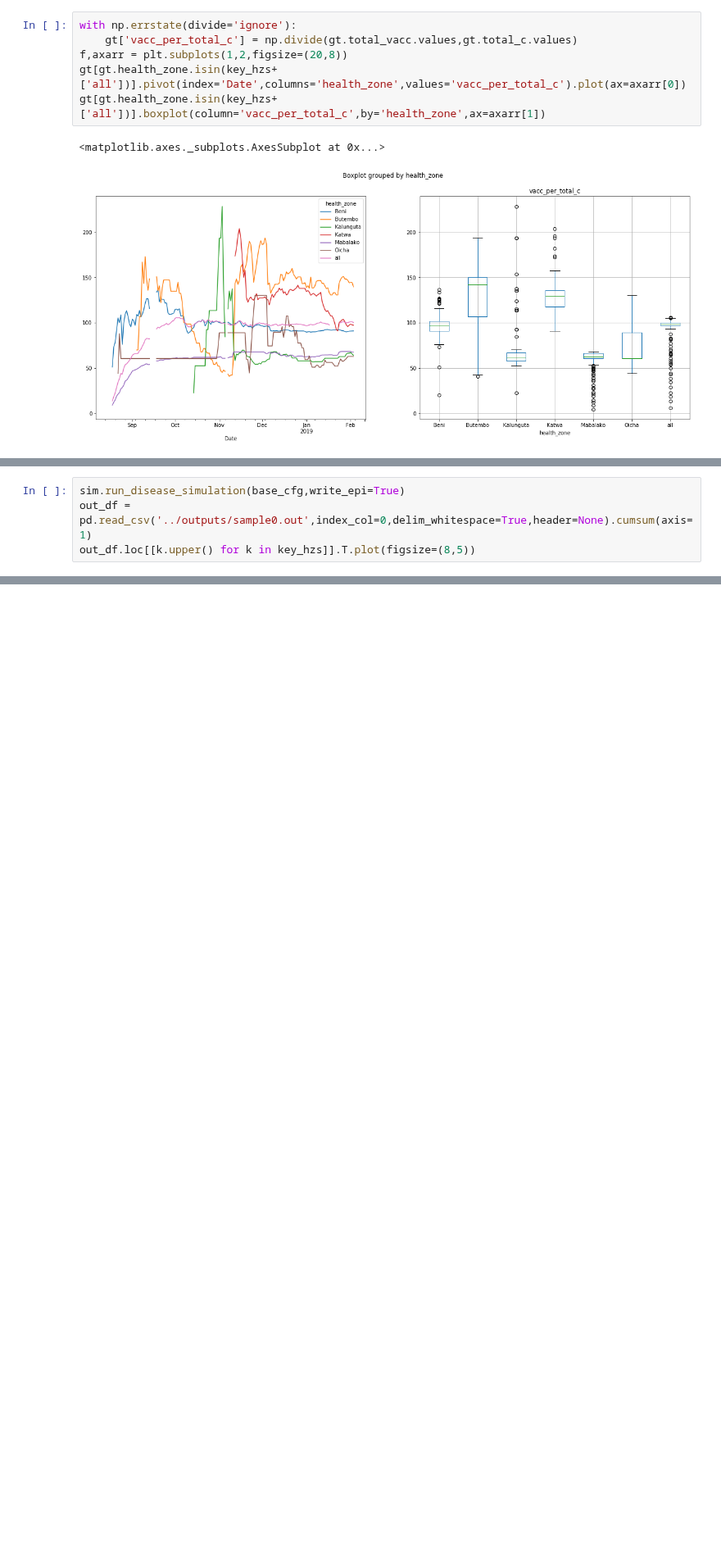
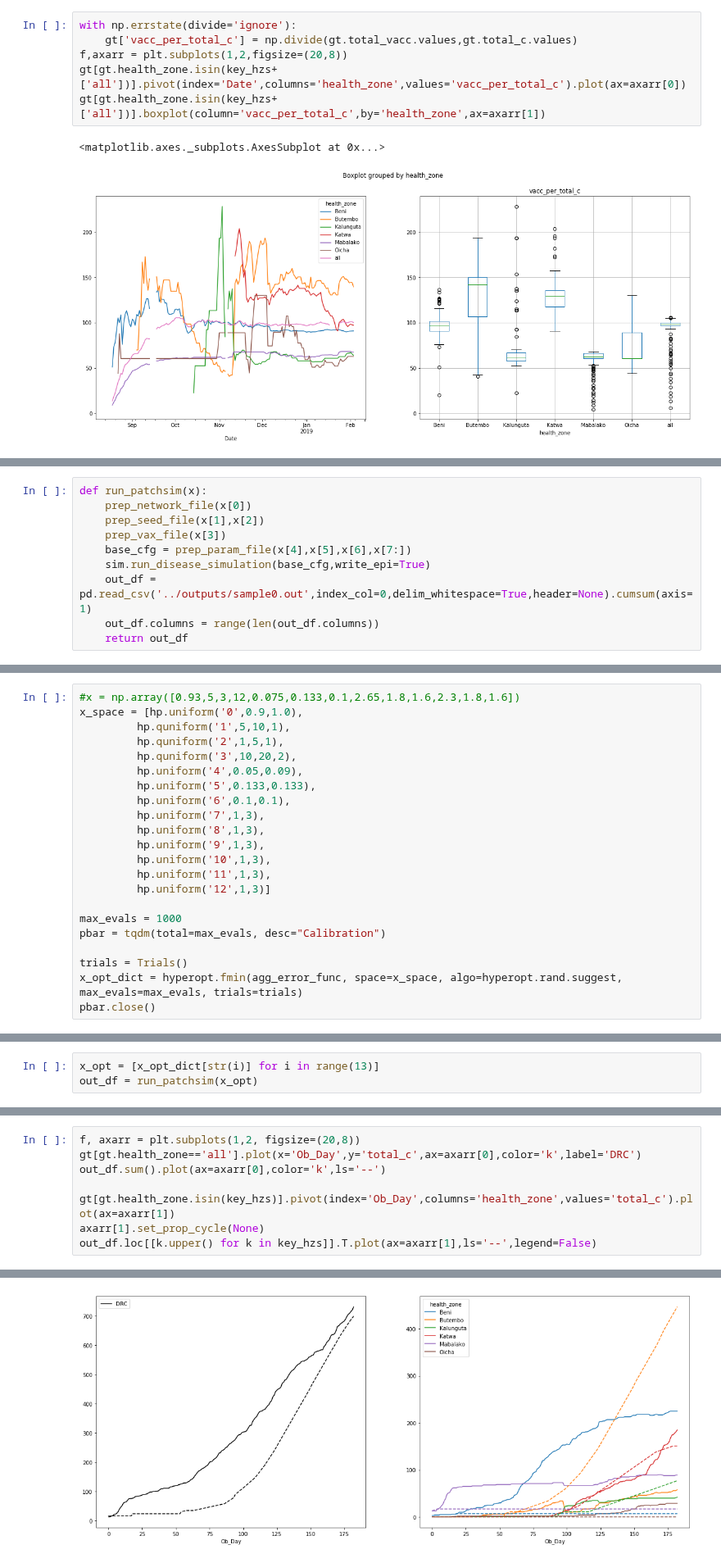
Before and after one commit to NSSAC/DRC_Ebola_2018, a Jupyter notebook: notebooks/calibration.ipynb, the cells around one changed output, grey strips where cells are left out. Shown at 82% size. Saved outputs shown, nothing was run; the diff lists cells and outputs as text; blank space fills up the shorter version.

Commit message:
added calibration using hyperopt

```diff
--- a/notebooks/calibration.ipynb
+++ b/notebooks/calibration.ipynb
@@ -115,4 +125,10 @@ param_df.to_csv('../data/patchsim/param_file.txt',sep=' ',index=None)
 # %%
-sim.run_disease_simulation(base_cfg,write_epi=True)
-out_df = pd.read_csv('../outputs/sample0.out',index_col=0,delim_whitespace=True,header=None).cumsum(axis=1)
-out_df.loc[[k.upper() for k in key_hzs]].T.plot(figsize=(8,5))
+def run_patchsim(x):
+    prep_network_file(x[0])
+    prep_seed_file(x[1],x[2])
+    prep_vax_file(x[3])
+    base_cfg = prep_param_file(x[4],x[5],x[6],x[7:])
+    sim.run_disease_simulation(base_cfg,write_epi=True)
+    out_df = pd.read_csv('../outputs/sample0.out',index_col=0,delim_whitespace=True,header=None).cumsum(axis=1)
+    out_df.columns = range(len(out_df.columns))
+    return out_df
@@ -131,0 +189,22 @@ out_df.sum().plot()
+# %%
+#x = np.array([0.93,5,3,12,0.075,0.133,0.1,2.65,1.8,1.6,2.3,1.8,1.6])
+x_space = [hp.uniform('0',0.9,1.0),
+         hp.quniform('1',5,10,1),
+         hp.quniform('2',1,5,1),
+         hp.quniform('3',10,20,2),
+         hp.uniform('4',0.05,0.09),
+         hp.uniform('5',0.133,0.133),
+         hp.uniform('6',0.1,0.1),
+         hp.uniform('7',1,3),
+         hp.uniform('8',1,3),
+         hp.uniform('9',1,3),
+         hp.uniform('10',1,3),
+         hp.uniform('11',1,3),
+         hp.uniform('12',1,3)]
+
+max_evals = 1000
+pbar = tqdm(total=max_evals, desc="Calibration")
+
+trials = Trials()
+x_opt_dict = hyperopt.fmin(agg_error_func, space=x_space, algo=hyperopt.rand.suggest, max_evals=max_evals, trials=trials)
+pbar.close()
@@ -131,0 +213,3 @@ out_df.sum().plot()
+# %%
+x_opt = [x_opt_dict[str(i)] for i in range(13)]
+out_df = run_patchsim(x_opt)
@@ -131,0 +218,9 @@ out_df.sum().plot()
+# %%
+f, axarr = plt.subplots(1,2, figsize=(20,8))
+gt[gt.health_zone=='all'].plot(x='Ob_Day',y='total_c',ax=axarr[0],color='k',label='DRC')
+out_df.sum().plot(ax=axarr[0],color='k',ls='--')
+
+gt[gt.health_zone.isin(key_hzs)].pivot(index='Ob_Day',columns='health_zone',values='total_c').plot(ax=axarr[1])
+axarr[1].set_prop_cycle(None)
+out_df.loc[[k.upper() for k in key_hzs]].T.plot(ax=axarr[1],ls='--',legend=False)
+# %% [output]
@@ -131,0 +228 @@ out_df.sum().plot()
+[figure, added]
```
Also changed, not shown: parts of 26 cells of this notebook, 4 other files.
